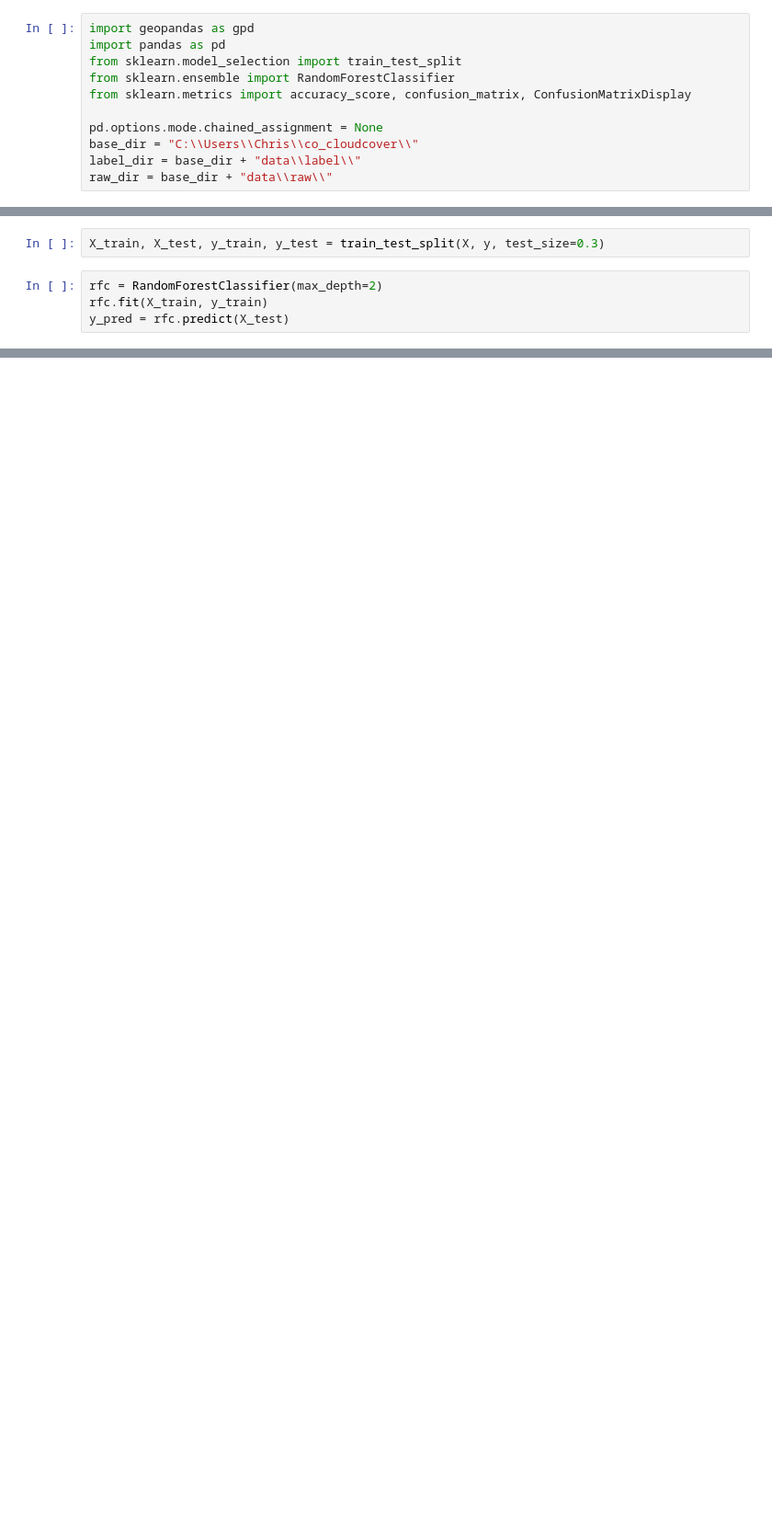
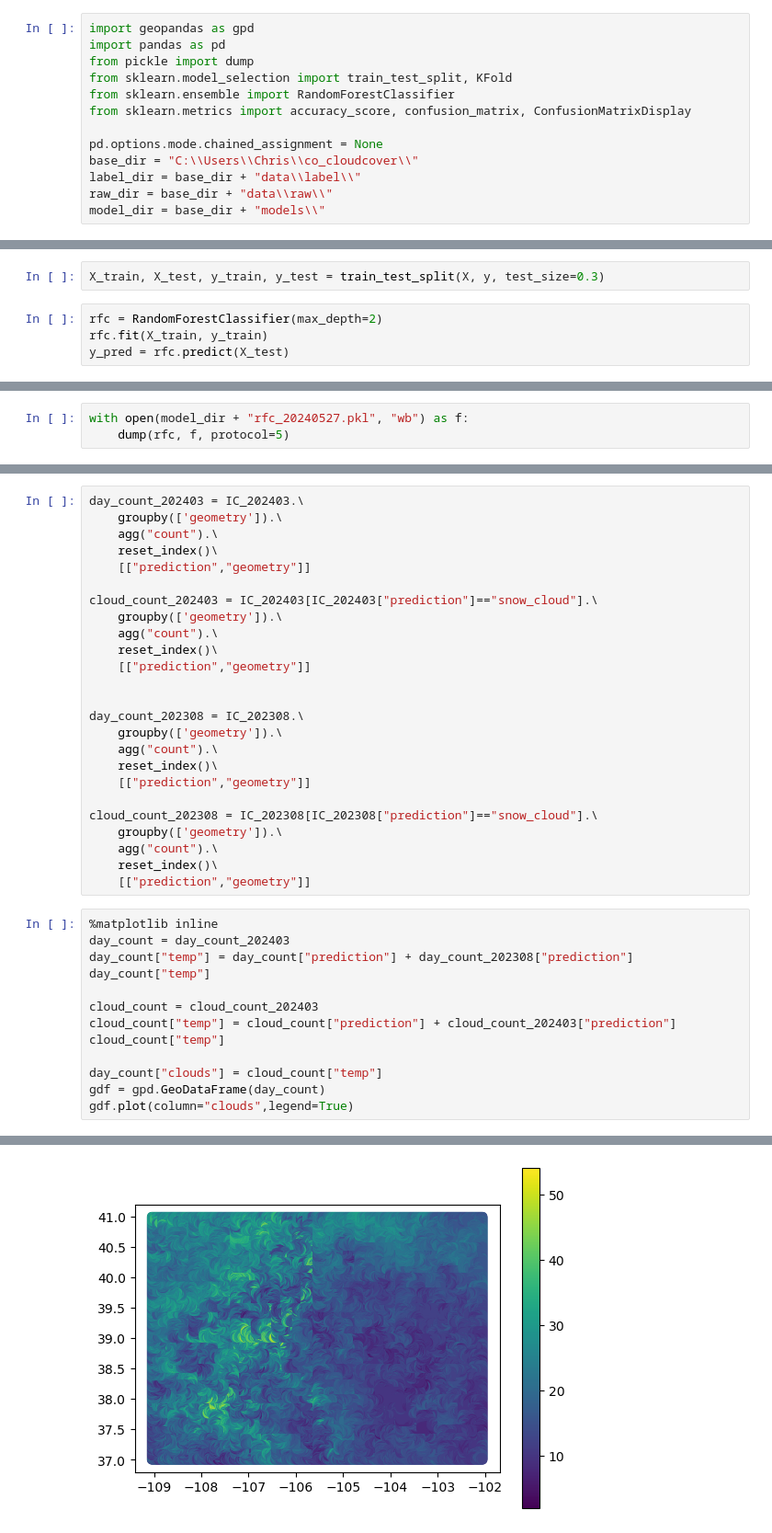
Before and after one commit to GeoToth/co_cloudcover, a Jupyter notebook: notebooks/model_training.ipynb, the cells around one changed output, grey strips where cells are left out. Shown at 92% size. Drawn from its saved outputs; the diff is of its cells as text; blank space fills up the shorter version.

Commit message:
feat: model generation and export
model_training.ipynb creates and exports random forest model with simple test/train split

```diff
--- a/notebooks/model_training.ipynb
+++ b/notebooks/model_training.ipynb
@@ -4,7 +4,8 @@
 # %%
 import geopandas as gpd
 import pandas as pd
-from sklearn.model_selection import train_test_split
+from pickle import dump
+from sklearn.model_selection import train_test_split, KFold
 from sklearn.ensemble import RandomForestClassifier
 from sklearn.metrics import accuracy_score, confusion_matrix, ConfusionMatrixDisplay
 
@@ -12,6 +13,7 @@ pd.options.mode.chained_assignment = None
 base_dir = "C:\\Users\\Chris\\co_cloudcover\\"
 label_dir = base_dir + "data\\label\\"
 raw_dir = base_dir + "data\\raw\\"
+model_dir = base_dir + "models\\"
 # %%
 training_zones = gpd.read_file(label_dir + "training_selection.shp")
 training_dates = list(set(training_zones['date']))
@@ -118,0 +119,3 @@ ConfusionMatrixDisplay(confusion_matrix=cm).plot();
+# %%
+with open(model_dir + "rfc_20240527.pkl", "wb") as f:
+    dump(rfc, f, protocol=5)
@@ -118,0 +145,39 @@ ConfusionMatrixDisplay(confusion_matrix=cm).plot();
+# %%
+day_count_202403 = IC_202403.\
+    groupby(['geometry']).\
+    agg("count").\
+    reset_index()\
+    [["prediction","geometry"]]
+
+cloud_count_202403 = IC_202403[IC_202403["prediction"]=="snow_cloud"].\
+    groupby(['geometry']).\
+    agg("count").\
+    reset_index()\
+    [["prediction","geometry"]]
+
+
+day_count_202308 = IC_202308.\
+    groupby(['geometry']).\
+    agg("count").\
+    reset_index()\
+    [["prediction","geometry"]]
+
+cloud_count_202308 = IC_202308[IC_202308["prediction"]=="snow_cloud"].\
+    groupby(['geometry']).\
+    agg("count").\
+    reset_index()\
+    [["prediction","geometry"]]
+# %%
+%matplotlib inline
+day_count = day_count_202403
+day_count["temp"] = day_count["prediction"] + day_count_202308["prediction"]
+day_count["temp"]
+
+cloud_count = cloud_count_202403
+cloud_count["temp"] = cloud_count["prediction"] + cloud_count_202403["prediction"]
+cloud_count["temp"]
+
+day_count["clouds"] = cloud_count["temp"]
+gdf = gpd.GeoDataFrame(day_count)
+gdf.plot(column="clouds",legend=True)
+# %% [output]
@@ -118,0 +185 @@ ConfusionMatrixDisplay(confusion_matrix=cm).plot();
+[figure, added]
```
Also changed, not shown: parts of 10 cells of this notebook, 1 other file.
